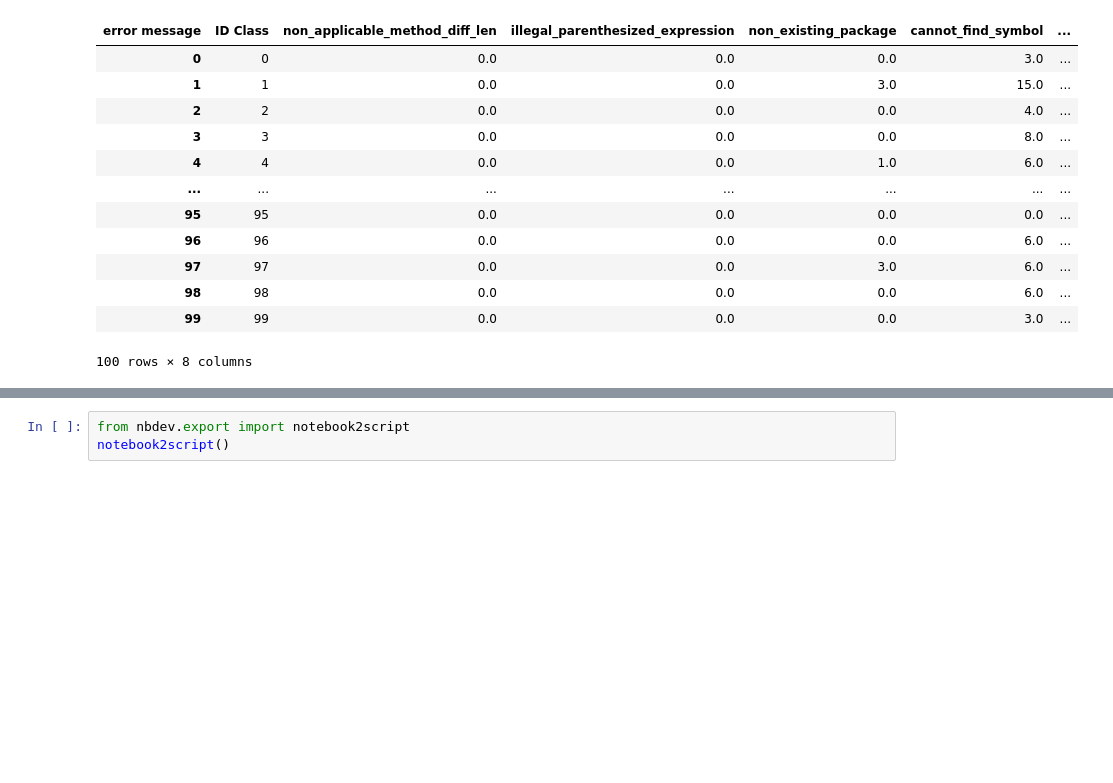
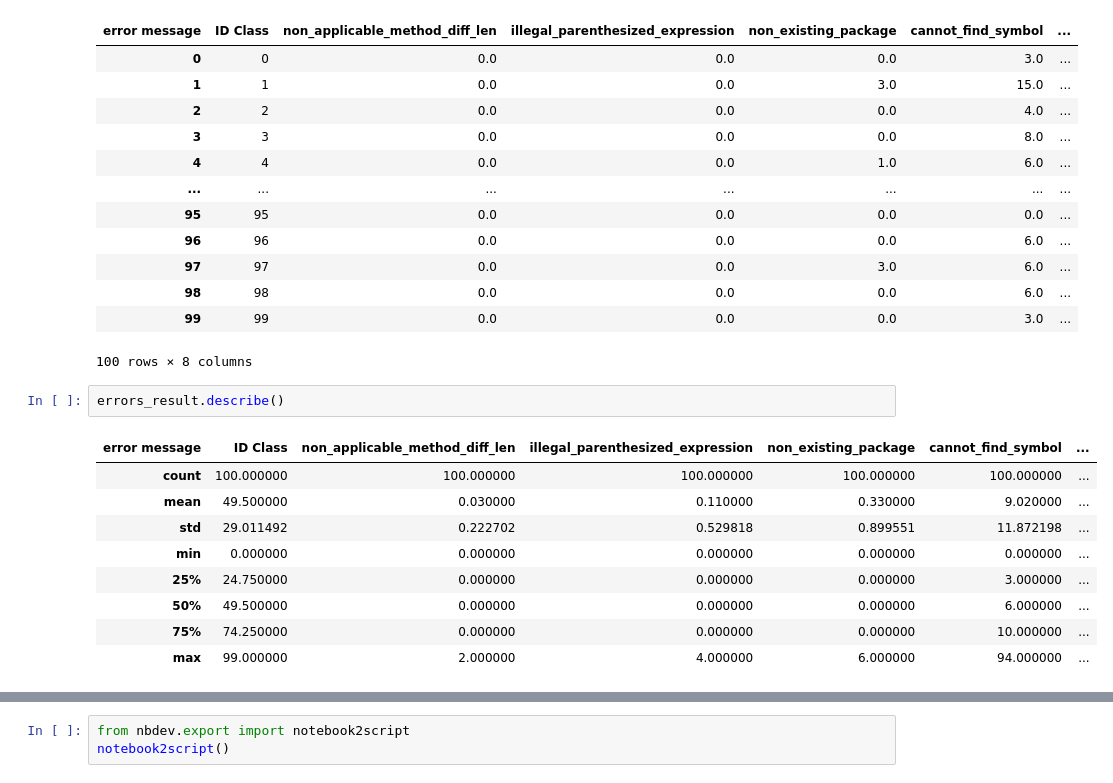
Before and after one commit to WM-SEMERU/ds4se, a Jupyter notebook: nbs/8.1_interpretability.error_checker.ipynb, the cells around one changed output, grey strips where cells are left out. Drawn from its saved outputs; the diff is of its cells as text; blank space fills up the shorter version.

```diff
--- a/nbs/8.1_interpretability.error_checker.ipynb
+++ b/nbs/8.1_interpretability.error_checker.ipynb
@@ -841,3 +836,15 @@ errors_result
 | 98 | 98 | 0.0 | 0.0 | 0.0 | 6.0 | ... |
 | 99 | 99 | 0.0 | 0.0 | 0.0 | 3.0 | ... |
 100 rows × 8 columns
+# %%
+errors_result.describe()
+# %% [output]
+| error message | ID Class | non_applicable_method_diff_len | illegal_parenthesized_expression | non_existing_package | cannot_find_symbol | ... |
+| count | 100.000000 | 100.000000 | 100.000000 | 100.000000 | 100.000000 | ... |
+| mean | 49.500000 | 0.030000 | 0.110000 | 0.330000 | 9.020000 | ... |
+| std | 29.011492 | 0.222702 | 0.529818 | 0.899551 | 11.872198 | ... |
+| min | 0.000000 | 0.000000 | 0.000000 | 0.000000 | 0.000000 | ... |
+| 25% | 24.750000 | 0.000000 | 0.000000 | 0.000000 | 3.000000 | ... |
+| 50% | 49.500000 | 0.000000 | 0.000000 | 0.000000 | 6.000000 | ... |
+| 75% | 74.250000 | 0.000000 | 0.000000 | 0.000000 | 10.000000 | ... |
+| max | 99.000000 | 2.000000 | 4.000000 | 6.000000 | 94.000000 | ... |
```
Also changed, not shown: parts of 9 cells of this notebook.
